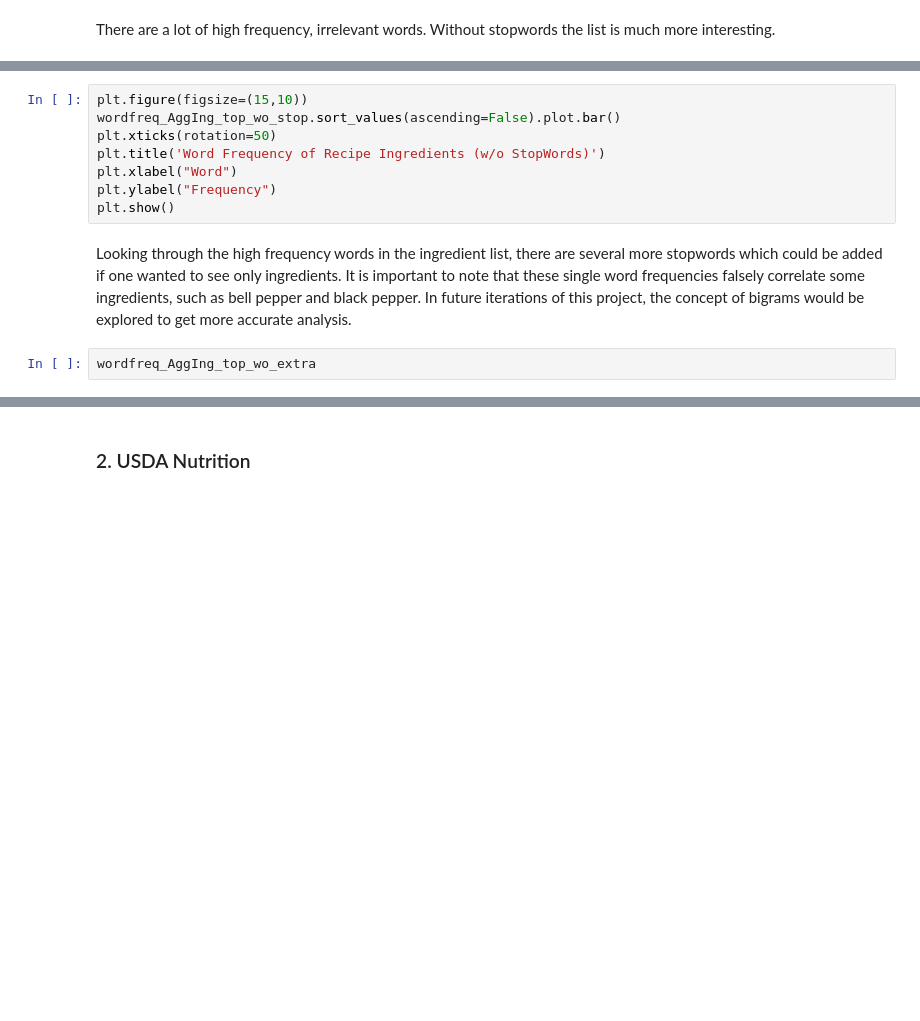
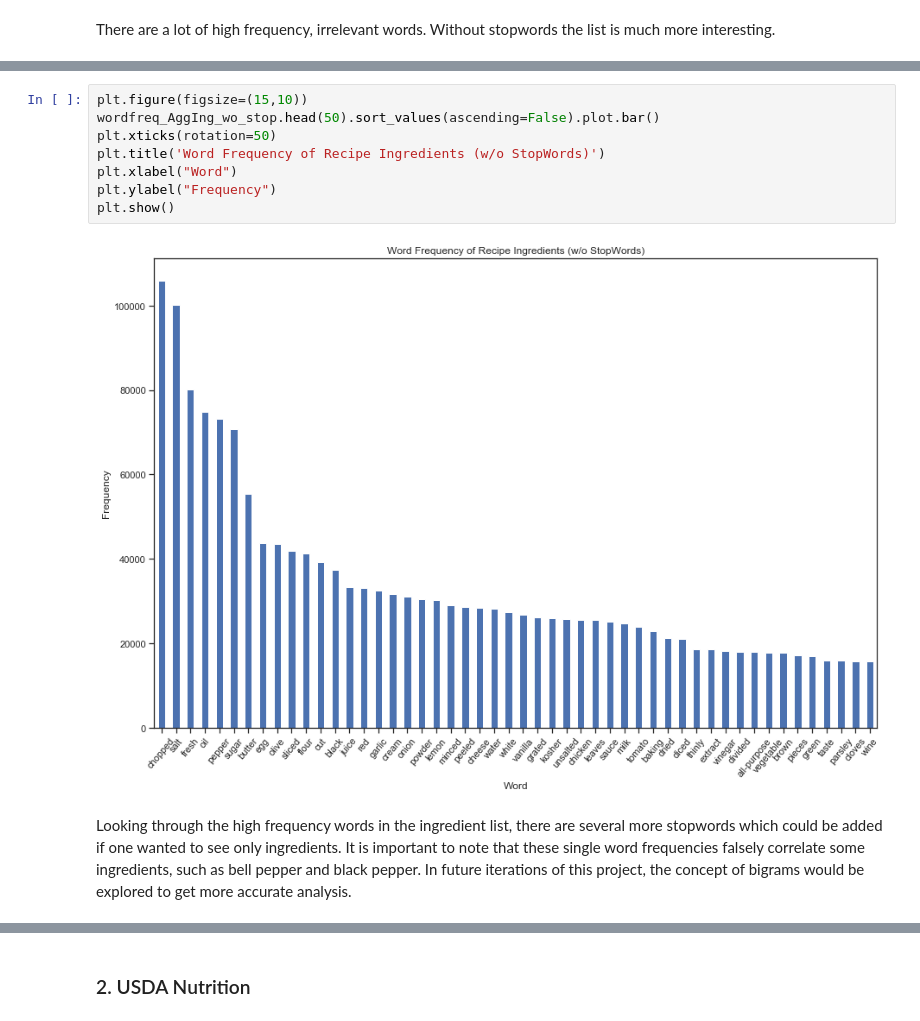
Before and after one commit to nemasobhani/Nutrition-from-Web-Scraped-Recipes, a Jupyter notebook: Project_Final_Report.ipynb, the cells around one changed output, grey strips where cells are left out. Saved outputs shown, nothing was run; the diff lists cells and outputs as text; blank space fills up the shorter version.

```diff
--- a/Project_Final_Report.ipynb
+++ b/Project_Final_Report.ipynb
@@ -152,12 +255,12 @@ wordfreq_AggIng_top_wo_stop
 # %%
 plt.figure(figsize=(15,10))
-wordfreq_AggIng_top_wo_stop.sort_values(ascending=False).plot.bar()
+wordfreq_AggIng_wo_stop.head(50).sort_values(ascending=False).plot.bar()
 plt.xticks(rotation=50)
 plt.title('Word Frequency of Recipe Ingredients (w/o StopWords)')
 plt.xlabel("Word")
 plt.ylabel("Frequency")
 plt.show()
+# %% [output]
+[figure, added]
 # %% [markdown]
 Looking through the high frequency words in the ingredient list, there are several more stopwords which could be added if one wanted to see only ingredients. It is important to note that these single word frequencies falsely correlate some ingredients, such as bell pepper and black pepper. In future iterations of this project, the concept of bigrams would be explored to get more accurate analysis.
-# %%
-wordfreq_AggIng_top_wo_extra
```
Also changed, not shown: parts of 26 cells of this notebook, 4 other files.
